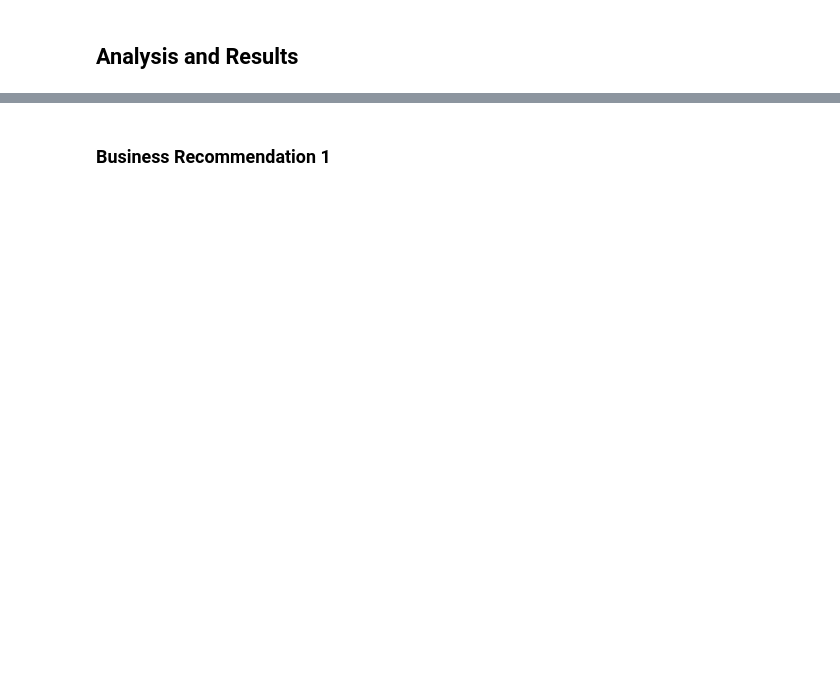
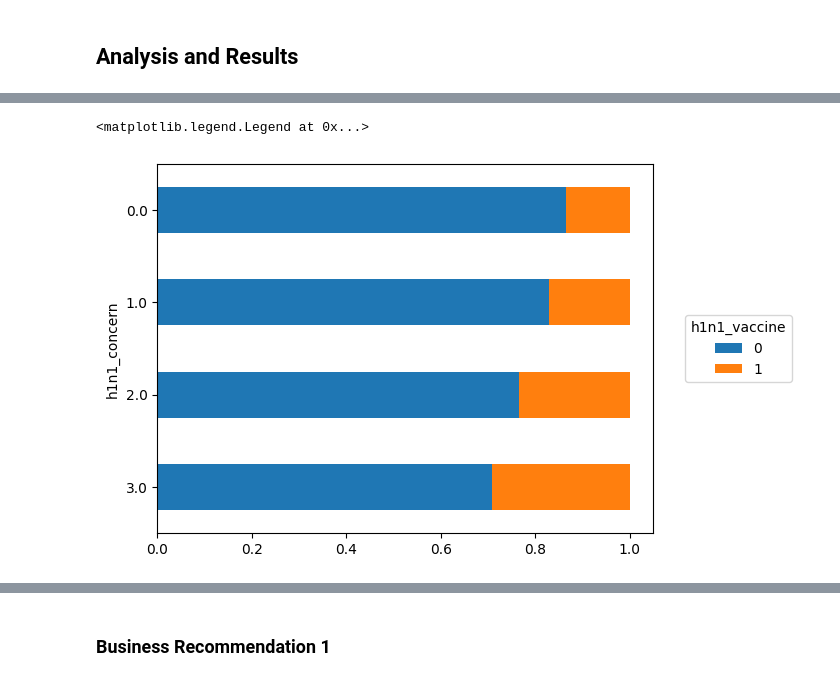
Before and after one commit to pradashlley/Project-P3, a Jupyter notebook: Final-checkpoint.ipynb, the cells around one changed output, grey strips where cells are left out. Cells and saved outputs as stored; diff of their text form; code cells hidden in the pictures; blank space fills up the shorter version.

```diff
--- a/Final-checkpoint.ipynb
+++ b/Final-checkpoint.ipynb
@@ -87,0 +76,6 @@ dtype: int64
+# %%
+merged_df=pd.merge(df1,df2,on="respondent_id")
+print(merged_df.shape)
+#merged_df.head()
+col_drop=["employment_industry","employment_occupation"]
+merged_df.drop(col_drop, axis=1)
@@ -125,0 +140,17 @@ Nombre total d'accidents : 90348
+# %%
+counts = (
+    merged_df[["h1n1_concern", "h1n1_vaccine"]]
+    .groupby(["h1n1_concern", "h1n1_vaccine"])
+    .size()
+    .unstack("h1n1_vaccine")
+)
+h1n1_concern_counts = counts.sum(axis="columns")
+props = counts.div(h1n1_concern_counts, axis="index")
+
+
+ax = props.plot.barh(stacked=True)
+ax.invert_yaxis()
+ax.legend(loc="center left", bbox_to_anchor=(1.05, 0.5), title="h1n1_vaccine")
+# %% [output]
+<matplotlib.legend.Legend at 0x...>
+[figure, added]
```
Also changed, not shown: parts of 47 cells of this notebook.
